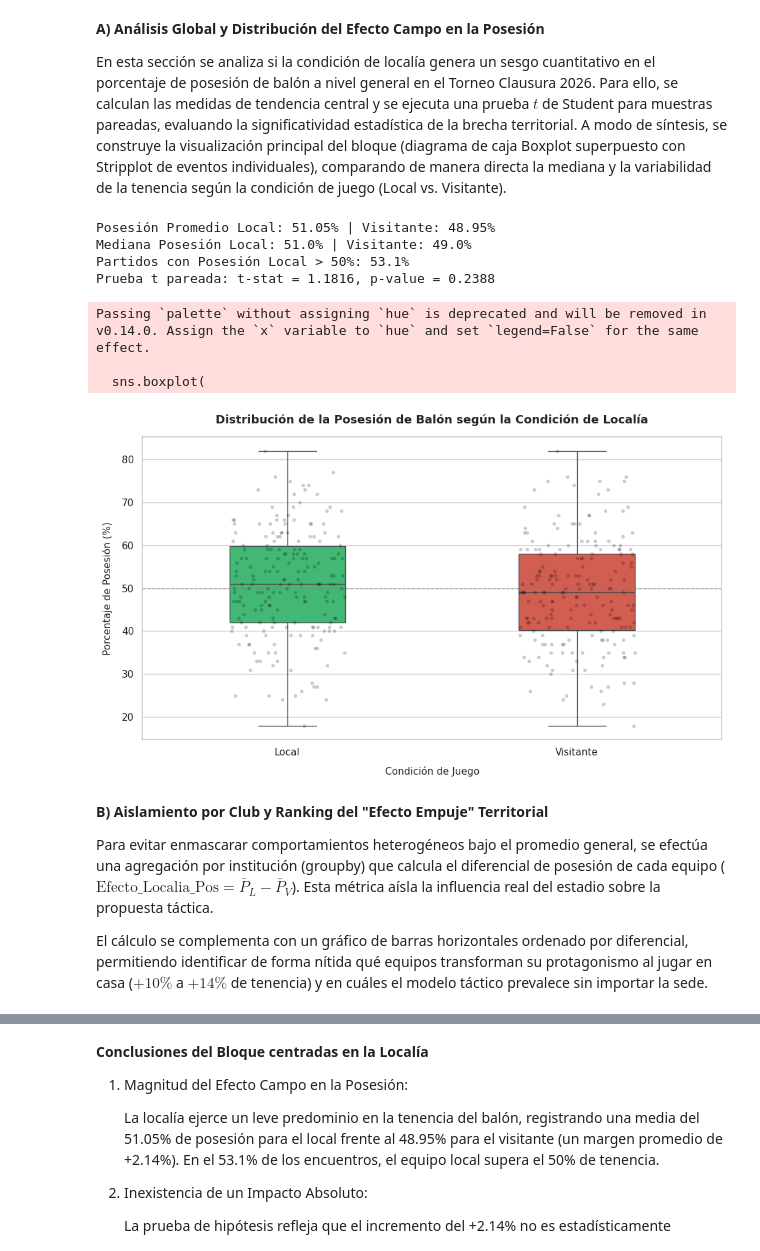
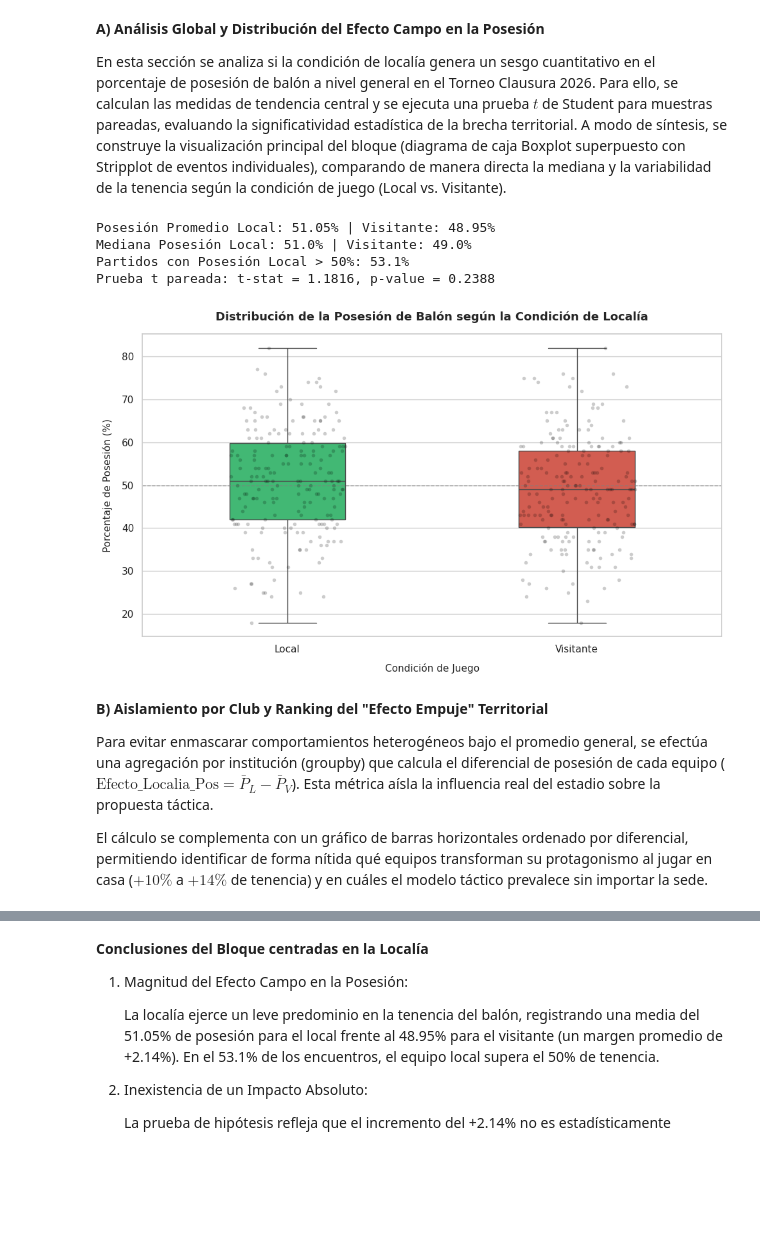
Before and after one commit to santiagoleguizamon10/TP-labo, a Jupyter notebook: prueba1_unificado.ipynb, the cells around one changed output, grey strips where cells are left out. Drawn from its saved outputs; the diff is of its cells as text; code cells hidden in the pictures; blank space fills up the shorter version.

```diff
--- a/prueba1_unificado.ipynb
+++ b/prueba1_unificado.ipynb
@@ -701,18 +686,0 @@ Dimensiones del dataset: (194, 21)
-# %%
-# ==============================================================================
-# PASO 2: LIMPIEZA DE DATOS Y CONSTRUCCIÓN DE LA BRECHA TERRITORIAL ------- PASO A REESTRUCTURAR A LA HORA DE JUNTAR CON EL TRABAJO PRINCIPAL -------
-# ==============================================================================
-# Justificación: Convierte la posesión de texto (%) a flotante numérico y calcula
-# la diferencia neta de posesión entre el local y el visitante (Dif_Posesion).
-# Logro: Habilita el cálculo de medias, medianas y desviaciones estándar.
-
-# 1. Conversión de tipo de dato (string con % a float)
-df['Posesion_L_num'] = df['Posesión de balón (L)'].str.rstrip('%').astype(float)
-df['Posesion_V_num'] = df['Posesión de balón (V)'].str.rstrip('%').astype(float)
-
-# 2. Margen de ventaja en la tenencia del local
-df['Dif_Posesion'] = df['Posesion_L_num'] - df['Posesion_V_num']
-
-print("Limpieza completada.")
-print(f"Posesión Promedio Local: {df['Posesion_L_num'].mean():.2f}%")
-print(f"Posesión Promedio Visitante: {df['Posesion_V_num'].mean():.2f}%")
@@ -728,20 +692,15 @@ En esta sección se analiza si la condición de localía genera un sesgo cuantit
 # ==============================================================================
 # BLOQUE A: EVALUACIÓN GLOBAL Y DISTRIBUCIÓN DE LA POSESIÓN (LOCAL VS. VISITANTE)
 # ==============================================================================
-import pandas as pd
-import numpy as np
-import matplotlib.pyplot as plt
-import seaborn as sns
-from scipy import stats
 
 # 1. Cuentas y prueba estadística global
-mediana_L = df['Posesion_L_num'].median()
-mediana_V = df['Posesion_V_num'].median()
-pct_mayor_50 = (df['Posesion_L_num'] > 50).mean() * 100
+mediana_L = df['Posesión de balón (L)'].median()
+mediana_V = df['Posesión de balón (V)'].median()
+pct_mayor_50 = (df['Posesión de balón (L)'] > 50).mean() * 100
 
-t_stat, p_val = stats.ttest_rel(df['Posesion_L_num'], df['Posesion_V_num'])
+t_stat, p_val = stats.ttest_rel(df['Posesión de balón (L)'], df['Posesión de balón (V)'])
 
-print(f"Posesión Promedio Local: {df['Posesion_L_num'].mean():.2f}% | Visitante: {df['Posesion_V_num'].mean():.2f}%")
+print(f"Posesión Promedio Local: {df['Posesión de balón (L)'].mean():.2f}% | Visitante: {df['Posesión de balón (V)'].mean():.2f}%")
 print(f"Mediana Posesión Local: {mediana_L:.1f}% | Visitante: {mediana_V:.1f}%")
 print(f"Partidos con Posesión Local > 50%: {pct_mayor_50:.1f}%")
 print(f"Prueba t pareada: t-stat = {t_stat:.4f}, p-value = {p_val:.4f}")
@@ -750,50 +709,49 @@ print(f"Prueba t pareada: t-stat = {t_stat:.4f}, p-value = {p_val:.4f}")
 sns.set_theme(style="whitegrid")
 fig, ax = plt.subplots(figsize=(10, 6))
 
-df_melted = df.melt(value_vars=['Posesion_L_num', 'Posesion_V_num'], var_name='Condición', value_name='Posesión (%)')
-df_melted['Condición'] = df_melted['Condición'].map({'Posesion_L_num': 'Local', 'Posesion_V_num': 'Visitante'})
+df_melted = df.melt(value_vars=['Posesión de balón (L)', 'Posesión de balón (V)'], var_name='Condición', value_name='Posesión (%)')
+df_melted['Condición'] = df_melted['Condición'].map({'Posesión de balón (L)': 'Local', 'Posesión de balón (V)': 'Visitante'})
 
 sns.boxplot(
     data=df_melted,
     x='Condición',
     y='Posesión (%)',
+    hue='Condición',
     palette=['#2ecc71', '#e74c3c'],
     ax=ax,
-    width=0.4
+    width=0.4,
+    legend=False
 )
 
 sns.stripplot(
     data=df_melted,
     x='Condición',
     y='Posesión (%)',
     color='black',
     alpha=0.2,
     jitter=0.2,
     size=4,
     ax=ax
 )
 
 ax.set_title('Distribución de la Posesión de Balón según la Condición de Localía', fontsize=13, fontweight='bold', pad=15)
 ax.set_xlabel('Condición de Juego', fontsize=11, labelpad=10)
 ax.set_ylabel('Porcentaje de Posesión (%)', fontsize=11, labelpad=10)
 ax.axhline(50, color='gray', linestyle='--', linewidth=1, alpha=0.7)
 
 plt.tight_layout()
 plt.savefig('grafico3_rol3_localia_pura.png', dpi=300)
 plt.show()
 # %% [output]
 Posesión Promedio Local: 51.05% | Visitante: 48.95%
 Mediana Posesión Local: 51.0% | Visitante: 49.0%
 Partidos con Posesión Local > 50%: 53.1%
 Prueba t pareada: t-stat = 1.1816, p-value = 0.2388
-Passing `palette` without assigning `hue` is deprecated and will be removed in v0.14.0. Assign the `x` variable to `hue` and set `legend=False` for the same effect.
-
-  sns.boxplot(
-[figure, old version]
+[figure, new version]
 # %% [markdown]
 **B) Aislamiento por Club y Ranking del "Efecto Empuje" Territorial**
 
-Para evitar enmascarar comportamientos heterogéneos bajo el promedio general, se efectúa una agregación por institución (groupby) que calcula el diferencial de posesión de cada equipo ($\text{Efecto\_Localia\_Pos} = \bar{P}_L - \bar{P}_V$). Esta métrica aísla la influencia real del estadio sobre la propuesta táctica.
+Para evitar enmascarar comportamientos heterogéneos bajo el promedio general, se efectúa una agregación por institución (groupby) que calcula el diferencial de posesión de cada equipo ($\text{Efecto_Localia_Pos} = \bar{P}_L - \bar{P}_V$). Esta métrica aísla la influencia real del estadio sobre la propuesta táctica.
 
 El cálculo se complementa con un gráfico de barras horizontales ordenado por diferencial, permitiendo identificar de forma nítida qué equipos transforman su protagonismo al jugar en casa ($+10\%$ a $+14\%$ de tenencia) y en cuáles el modelo táctico prevalece sin importar la sede.
 # %%
```
Also changed, not shown: parts of 6 cells of this notebook.
